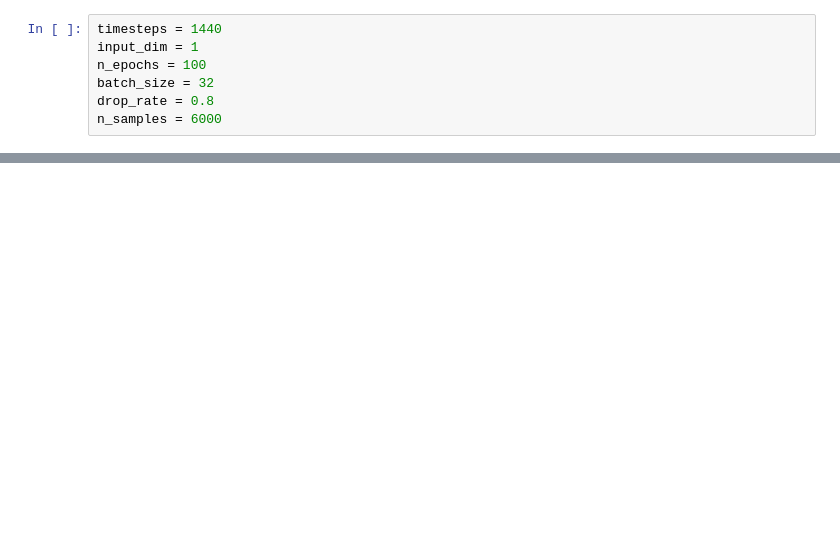
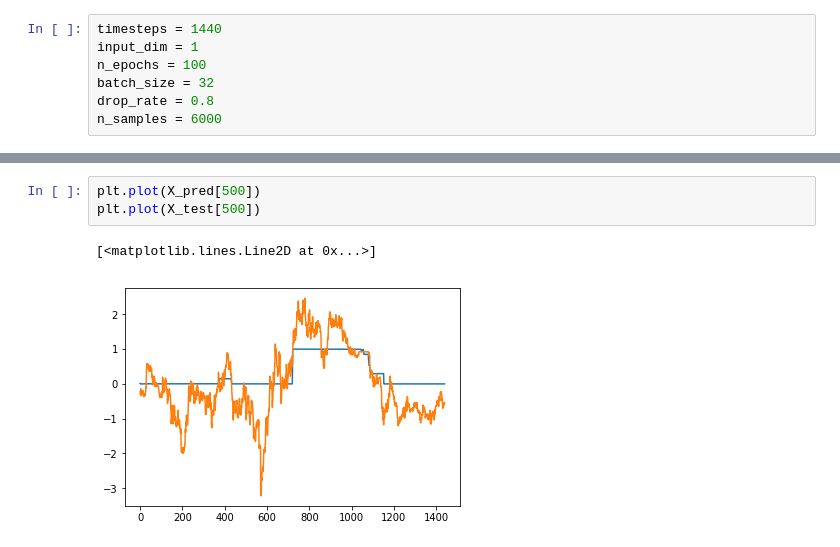
Before and after one commit to seanahmad/Autoencoder, a Jupyter notebook: ConvAuto/ConvAuto.ipynb, the cells around one changed output, grey strips where cells are left out. Drawn from its saved outputs; the diff is of its cells as text; blank space fills up the shorter version.

```diff
--- a/ConvAuto/ConvAuto.ipynb
+++ b/ConvAuto/ConvAuto.ipynb
@@ -92,0 +204,6 @@ conv_ae.compile(loss='mse', optimizer=optimizer,
+# %%
+plt.plot(X_pred[500])
+plt.plot(X_test[500])
+# %% [output]
+[<matplotlib.lines.Line2D at 0x...>]
+[figure, added]
```
Also changed, not shown: parts of 45 cells of this notebook, 2 other files.
